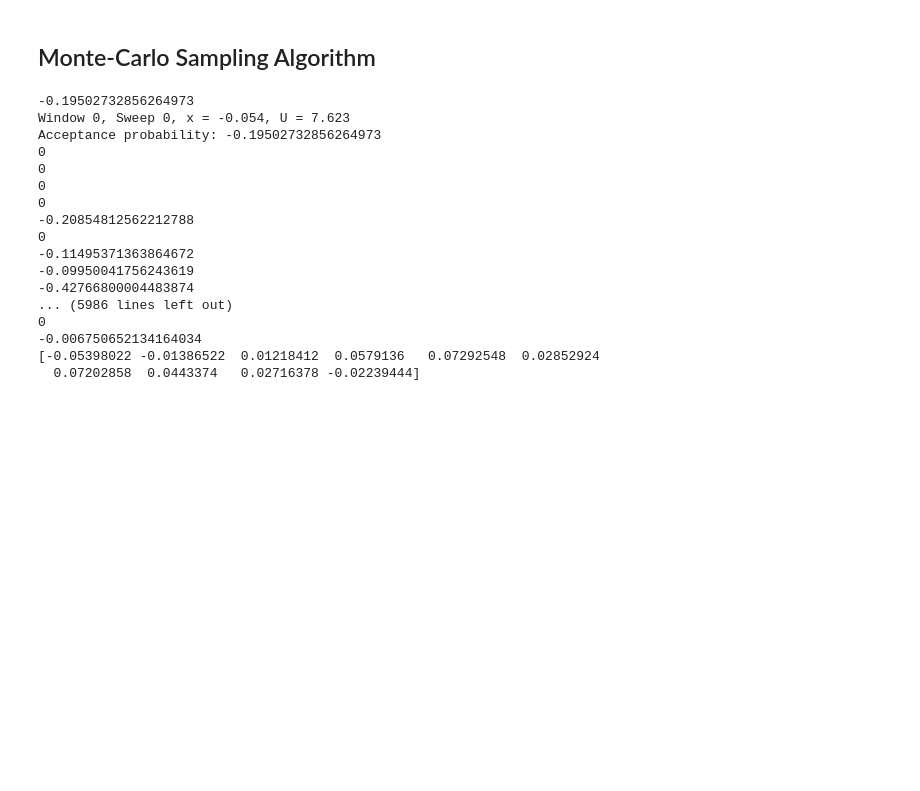
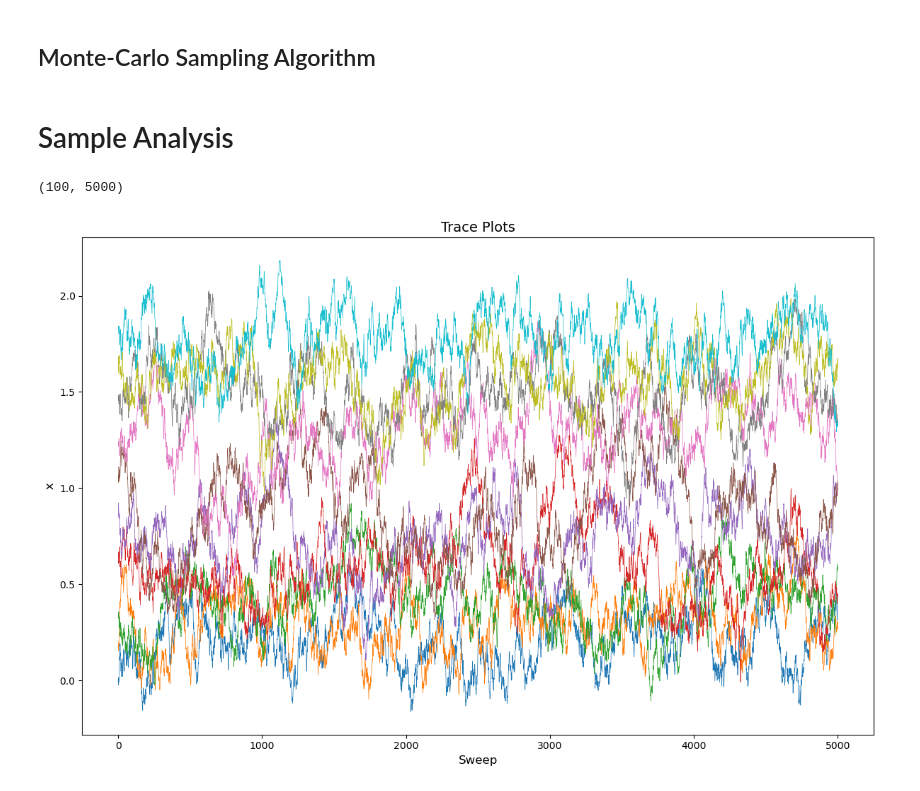
Before and after one commit to abrahmasandra/MENG255UmbrellaSampling, a Jupyter notebook: umbsampling.ipynb, the cells around one changed output. Drawn from its saved outputs; the diff is of its cells as text; code cells hidden in the pictures; blank space fills up the shorter version.

```diff
--- a/umbsampling.ipynb
+++ b/umbsampling.ipynb
@@ -184,22 +213,0 @@ def parallel_monte_carlo_sampling(biases, V):
-# %%
-monte_carlo_sampling_per_window(0, bias, two_well_1d)
-
-print(samples[0, :10])
-# %% [output]
--0.19502732856264973
-Window 0, Sweep 0, x = -0.054, U = 7.623
-Acceptance probability: -0.19502732856264973
-0
-0
-0
-0
--0.20854812562212788
-0
--0.11495371363864672
--0.09950041756243619
--0.42766800004483874
-... (5986 lines left out)
-0
--0.006750652134164034
-[-0.05398022 -0.01386522  0.01218412  0.0579136   0.07292548  0.02852924
-  0.07202858  0.0443374   0.02716378 -0.02239444]
@@ -206 +219,26 @@ Acceptance probability: -0.19502732856264973
+# %% [markdown]
+# Sample Analysis
+# %%
+samples = np.loadtxt('samples.txt')
+samples.shape
+# %% [output]
+(100, 5000)
+# %%
+# Set the figure size to make the plot bigger
+plt.figure(figsize=(12, 8))
+
+# Plot the trace plots for all windows on the same plot
+for i in range(Nwindows):
+    if i % 10 == 0:
+        plt.plot(samples[i, :], linewidth=0.5)  # Reduced linewidth for thinner lines
+
+plt.xlabel('Sweep', fontsize=12)
+plt.ylabel('x', fontsize=12)
+plt.title('Trace Plots', fontsize=14)
+plt.tick_params(axis='both', which='major', labelsize=10)  # Adjust tick label size if needed
+
+plt.tight_layout()  # Adjust the layout to prevent clipping of labels
+plt.show()
+# %% [output]
+[figure, added]
 # %%
```
Also changed, not shown: parts of 4 cells of this notebook, 1 other file.
